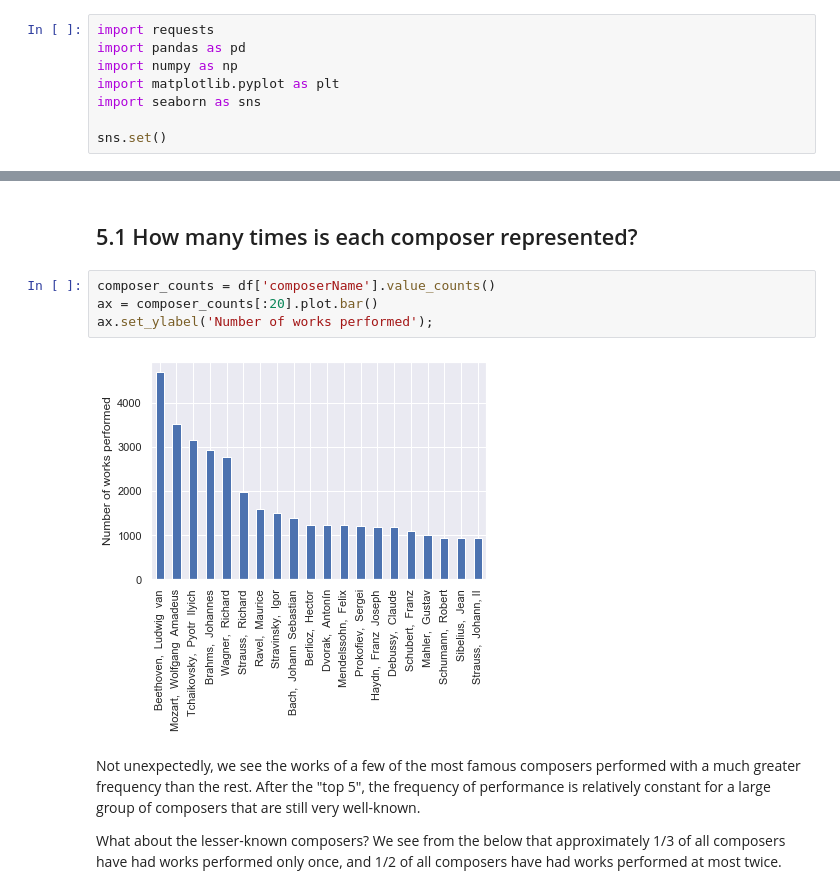
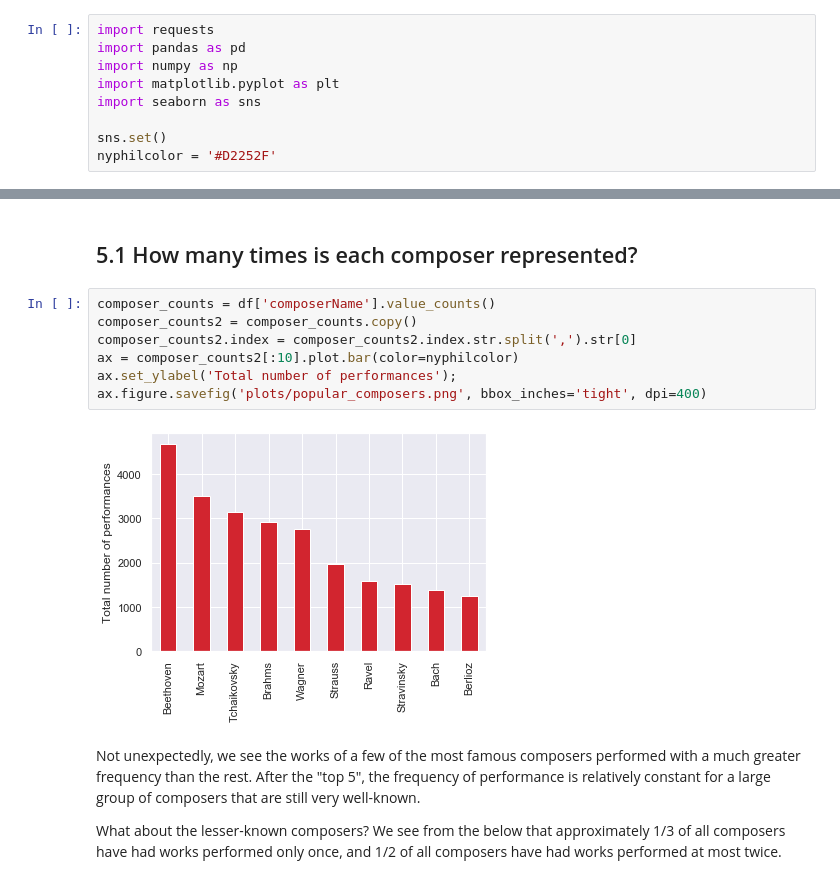
Before and after one commit to physinet/NY-Phil-EDA, a Jupyter notebook: EDA.ipynb, the cells around one changed output, grey strips where cells are left out. Drawn from its saved outputs; the diff is of its cells as text.

Commit message:
Some plots for presentation
Composer performances versus time, mark conductors

```diff
--- a/EDA.ipynb
+++ b/EDA.ipynb
@@ -6,6 +6,7 @@ import matplotlib.pyplot as plt
 import seaborn as sns
 
 sns.set()
+nyphilcolor = '#D2252F'
 # %% [markdown]
 # 1 - Introduction
 # %% [markdown]
@@ -447,12 +448,15 @@ df.head()
 # 5 - Analysis
 # %% [markdown]
 ## 5.1 How many times is each composer represented?
-# %%
-composer_counts = df['composerName'].value_counts()
-ax = composer_counts[:20].plot.bar()
-ax.set_ylabel('Number of works performed');
-# %% [output]
-[figure, removed]
+# %%
+composer_counts = df['composerName'].value_counts()
+composer_counts2 = composer_counts.copy()
+composer_counts2.index = composer_counts2.index.str.split(',').str[0]
+ax = composer_counts2[:10].plot.bar(color=nyphilcolor)
+ax.set_ylabel('Total number of performances');
+ax.figure.savefig('plots/popular_composers.png', bbox_inches='tight', dpi=400)
+# %% [output]
+[figure, added]
 # %% [markdown]
 Not unexpectedly, we see the works of a few of the most famous composers performed with a much greater frequency than the rest. After the "top 5", the frequency of performance is relatively constant for a large group of composers that are still very well-known.
 
```
Also changed, not shown: parts of 12 cells of this notebook, 9 other files.
